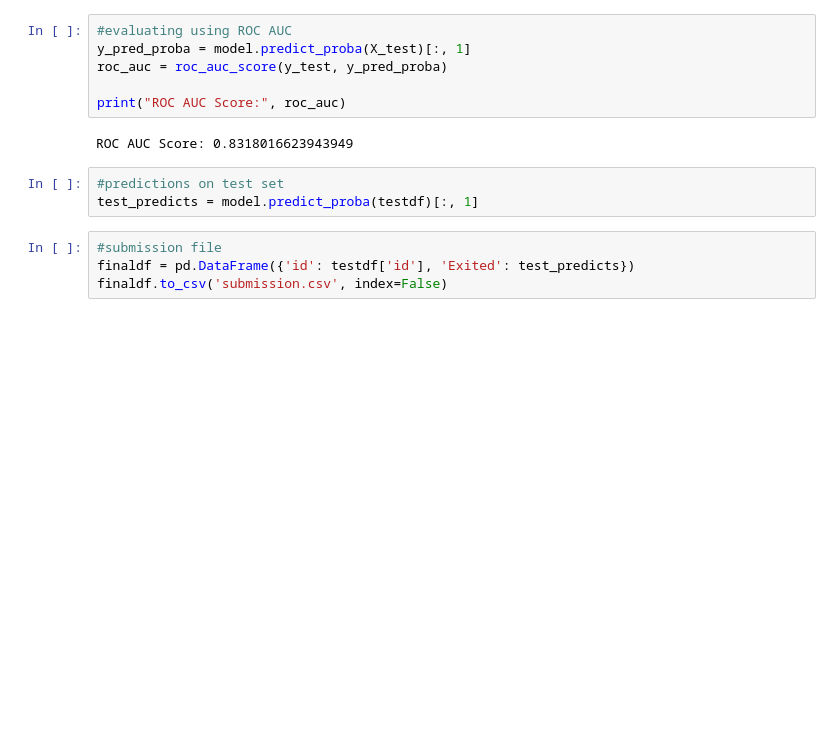
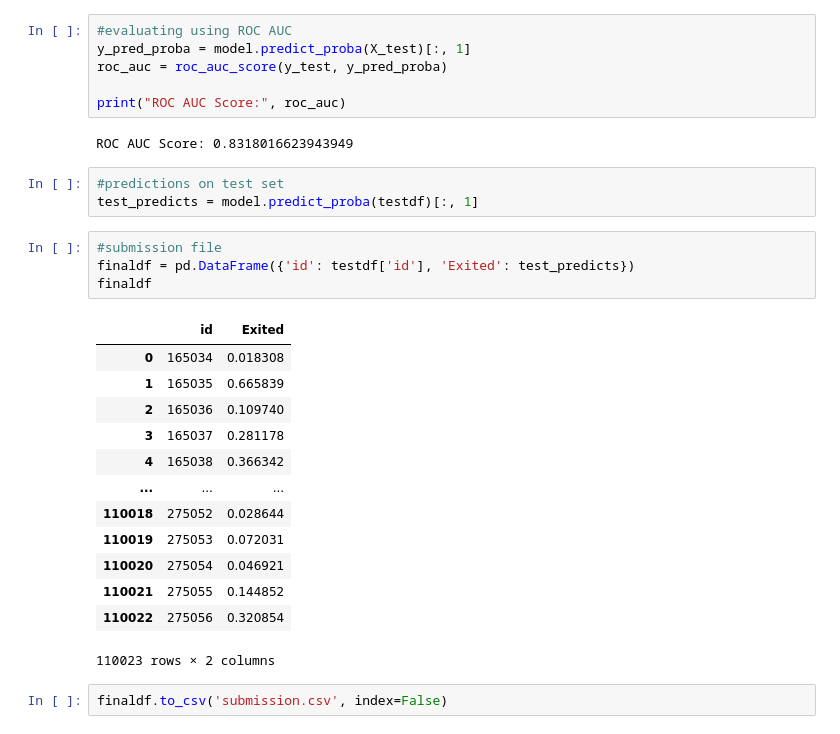
Before and after one commit to alfredkondoro/K_Competition---PlaygroundS4E1, a Jupyter notebook: k-competition-playgrounds4e1.ipynb, the cells around one changed output. Cells and saved outputs as stored; diff of their text form; blank space fills up the shorter version.

```diff
--- a/k-competition-playgrounds4e1.ipynb
+++ b/k-competition-playgrounds4e1.ipynb
@@ -498,4 +498,20 @@ test_predicts = model.predict_proba(testdf)[:, 1]
 # %%
 #submission file
 finaldf = pd.DataFrame({'id': testdf['id'], 'Exited': test_predicts})
-finaldf.to_csv('submission.csv', index=False)
+finaldf
+# %% [output]
+|  | id | Exited |
+| 0 | 165034 | 0.018308 |
+| 1 | 165035 | 0.665839 |
+| 2 | 165036 | 0.109740 |
+| 3 | 165037 | 0.281178 |
+| 4 | 165038 | 0.366342 |
+| ... | ... | ... |
+| 110018 | 275052 | 0.028644 |
+| 110019 | 275053 | 0.072031 |
+| 110020 | 275054 | 0.046921 |
+| 110021 | 275055 | 0.144852 |
+| 110022 | 275056 | 0.320854 |
+110023 rows × 2 columns
+# %%
+finaldf.to_csv('submission.csv', index=False)
```
